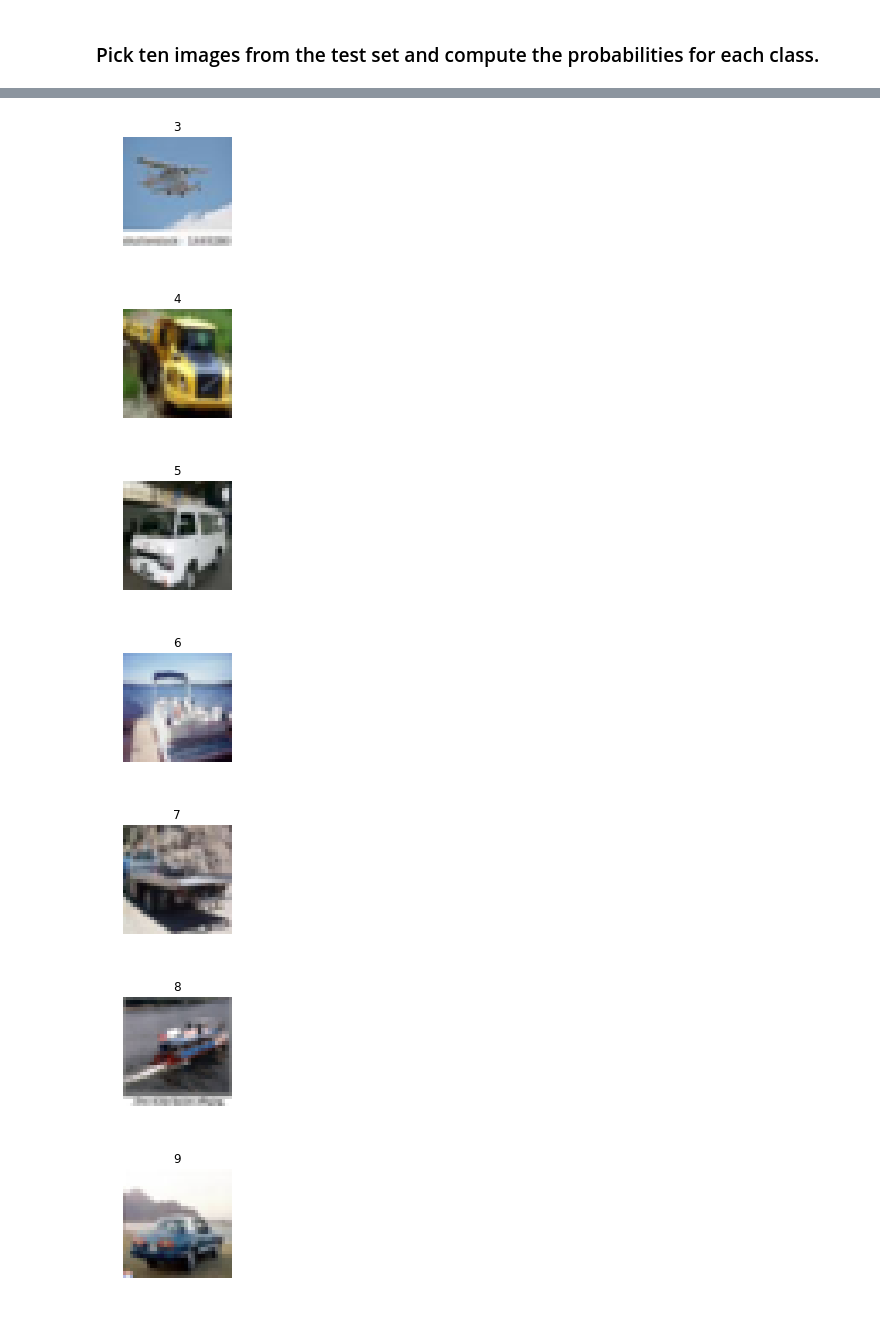
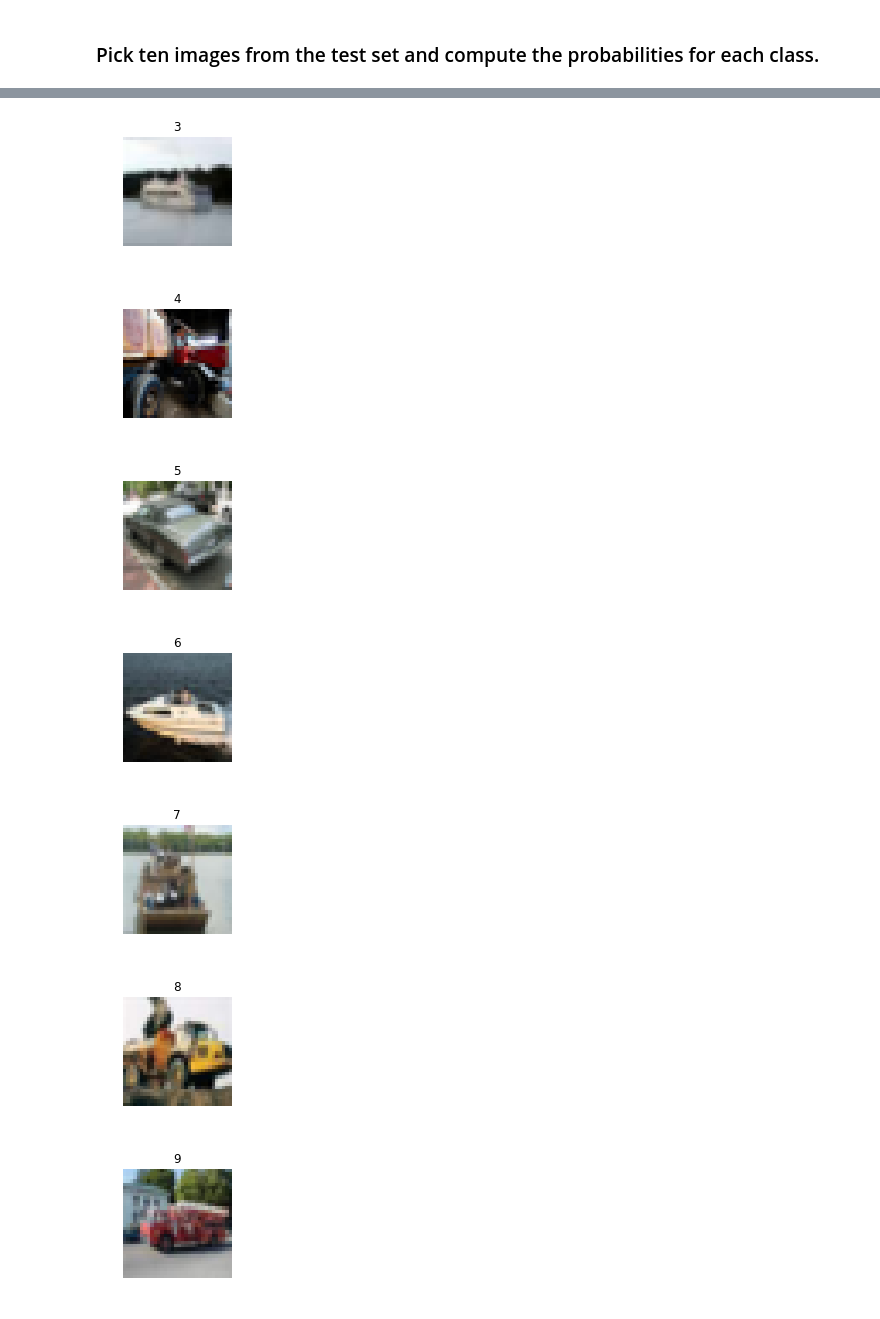
Before and after one commit to petrum01/exts-aml3, a Jupyter notebook: Logistic regressions.ipynb, the cells around one changed output, grey strips where cells are left out. Saved outputs shown, nothing was run; the diff lists cells and outputs as text; code cells hidden in the pictures.

```diff
--- a/Logistic regressions.ipynb
+++ b/Logistic regressions.ipynb
@@ -8,6 +8,7 @@ with np.load('cifar4-train.npz', allow_pickle=False) as npz_file:
     cifar = dict(npz_file.items())
 
 overfeat = cifar['overfeat']
+pixels = cifar['pixels']
 labels = cifar['labels']
 
 # split the Overfeat data into train/test sets w/ same proportion of classes in each subset
@@ -15,8 +16,8 @@ labels = cifar['labels']
 import pandas as pd
 from sklearn.model_selection import train_test_split
 
-X_tr, X_te, y_tr, y_te = train_test_split(
-    overfeat, labels, train_size=4000, test_size=1000,
+X_tr, X_te, y_tr, y_te, pixels_tr, pixels_te, labels_tr, labels_te = train_test_split(
+    overfeat, labels, pixels, labels, train_size=4000, test_size=1000,
     stratify=labels , # same class distribution
     random_state=0)
 
@@ -221,9 +226,9 @@ df_img
 %matplotlib inline
 import matplotlib.pyplot as plt
 
-results = cifar['pixels'][random_img]
+results = pixels_te[random_img]
 for i in range(len(results)):
-    flat_img = results [i,:]
+    flat_img = results[i,:]
     img = flat_img.reshape(32, 32, 3)
     plt.figure(figsize=(2,2))
     plt.axis('off')
@@ -237,7 +242,7 @@ for i in range(len(results)):
-[figure, old version]
+[figure, new version]
-[figure, old version]
+[figure, new version]
-[figure, old version]
+[figure, new version]
-[figure, old version]
+[figure, new version]
-[figure, old version]
+[figure, new version]
-[figure, old version]
+[figure, new version]
-[figure, old version]
+[figure, new version]
```
Also changed, not shown: parts of 9 cells of this notebook.
